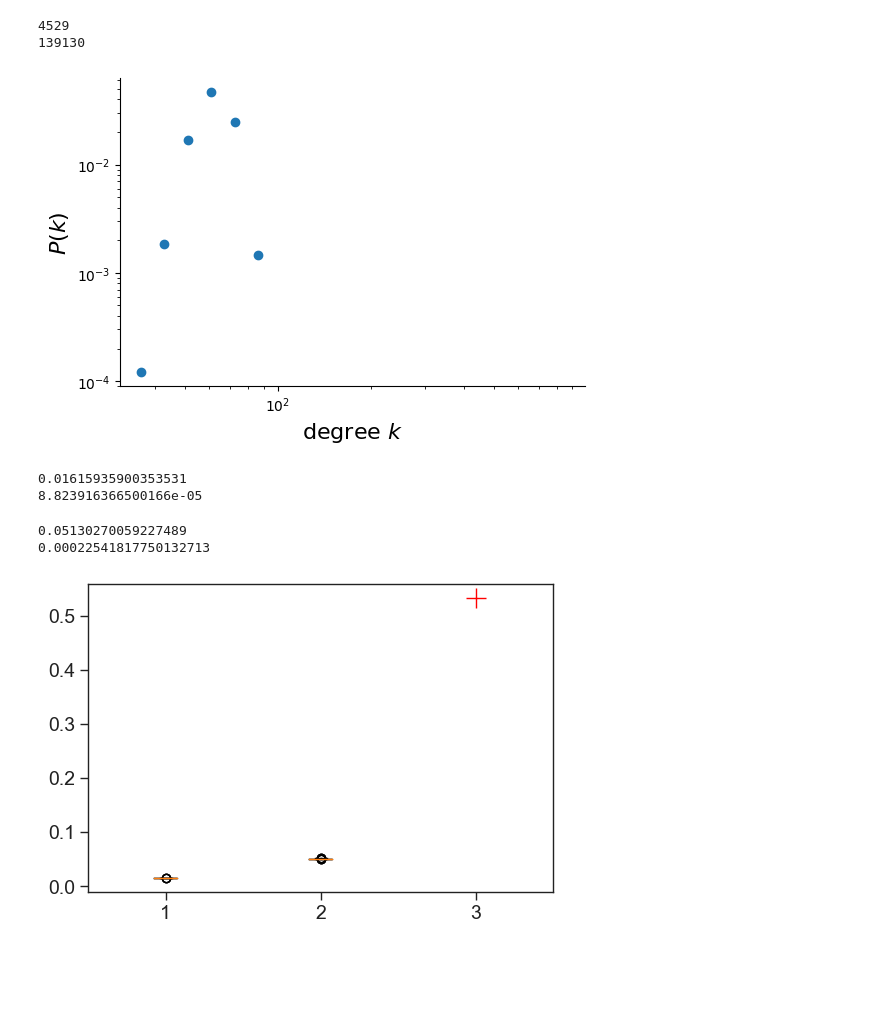
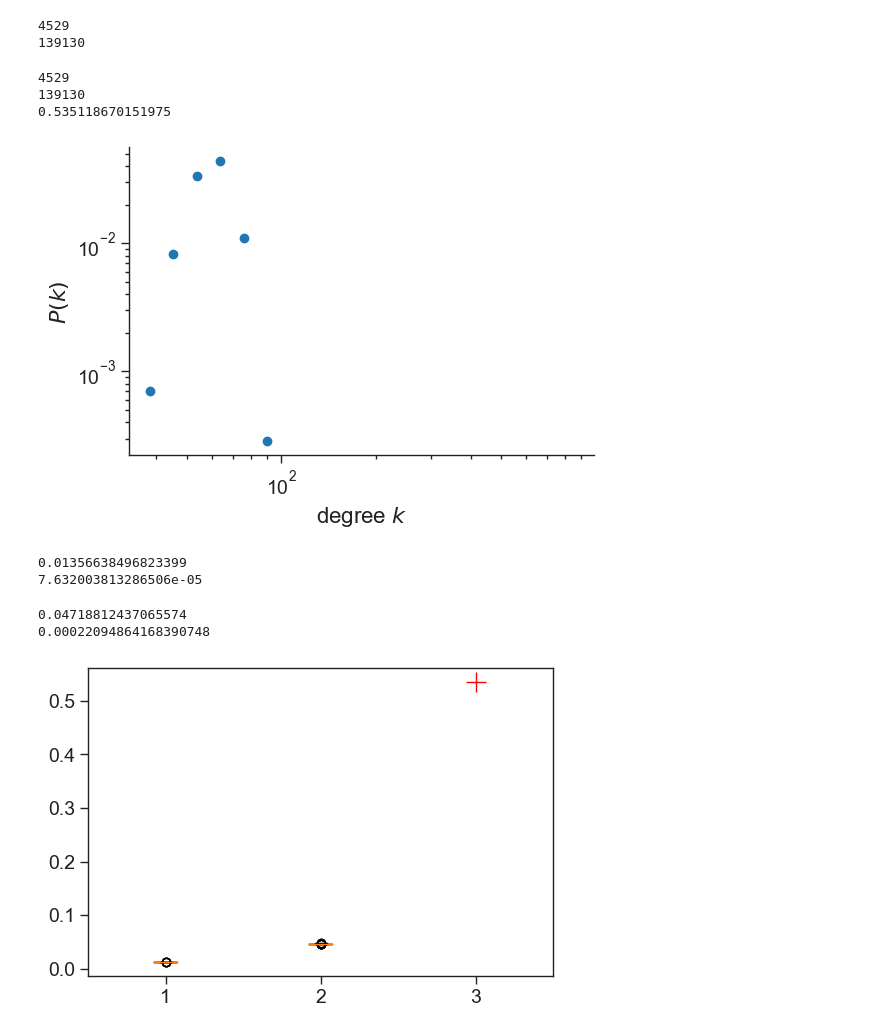
Before and after one commit to MarkusP1/CPSC-572-PROJ, a Jupyter notebook: nba_social_network.ipynb, the cells around one changed output. Saved outputs shown, nothing was run; the diff lists cells and outputs as text; code cells hidden in the pictures; blank space fills up the shorter version.

Commit message:
added clustering dataset plot

```diff
--- a/nba_social_network.ipynb
+++ b/nba_social_network.ipynb
@@ -341,17 +319,27 @@ def double_edge_swap(G, nswap=1, max_tries=100, seed=None):
             raise nx.NetworkXAlgorithmError(e)
         n += 1
     return G
+# %%
+# print(G.nodes)
+print(G1.number_of_nodes())
+print(G1.number_of_edges())
+C = np.mean(list(nx.clustering(G1).values()))
+print(C)
+# %% [output]
+4529
+139130
+0.535118670151975
 # %%
-GN = len(G.nodes())
+GN = len(G1.nodes())
 max_L = GN*(GN-1)/2
-actual_L = len(G.edges())
+actual_L = len(G1.edges())
 p = actual_L/max_L
 
 ER = nx.erdos_renyi_graph(GN, p, directed=False)
 
 plot_degree_dist(ER)
 # %% [output]
-[figure, old version]
+[figure, new version]
 # %%
 # This is just one instance of a random graph. We need to create an ensemble.
 
@@ -367,8 +355,8 @@ for i in range(1000): # 1000 is better
 print(np.mean(clustering_ER))
 print(np.std(clustering_ER))
 # %% [output]
-0.01615935900353531
-8.823916366500166e-05
+0.01356638496823399
+7.632003813286506e-05
 # %%
 # Let's create the ensemble.
 
@@ -376,16 +364,16 @@ clustering_DP = []
 
 for i in range(1000): # 1000 is better
 
-    double_edge_swap(G,nswap=10*G.number_of_edges(),max_tries=10000000)
-    C_DP = np.mean(list(nx.clustering(G).values()))
+    double_edge_swap(G1,nswap=10*G1.number_of_edges(),max_tries=10000000)
+    C_DP = np.mean(list(nx.clustering(G1).values()))
     clustering_DP.append(C_DP)
 
 
 print(np.mean(clustering_DP))
 print(np.std(clustering_DP))
 # %% [output]
-0.05130270059227489
-0.00022541817750132713
+0.04718812437065574
+0.00022094864168390748
 # %%
 # change defaults to be less ugly
 mpl.rc('xtick', labelsize=14, color="#222222")
```
Also changed, not shown: parts of 3 cells of this notebook, 4 other files.
